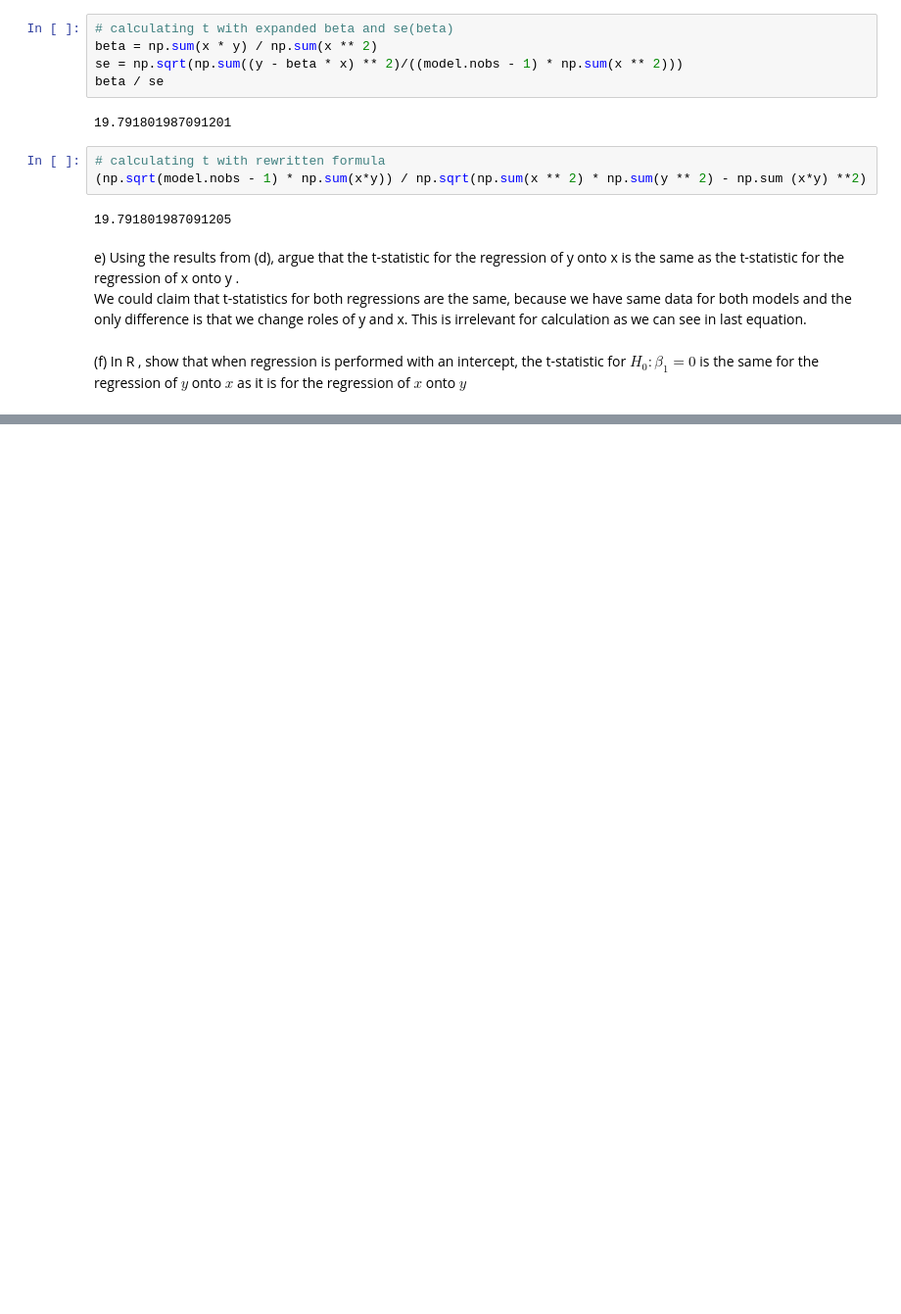
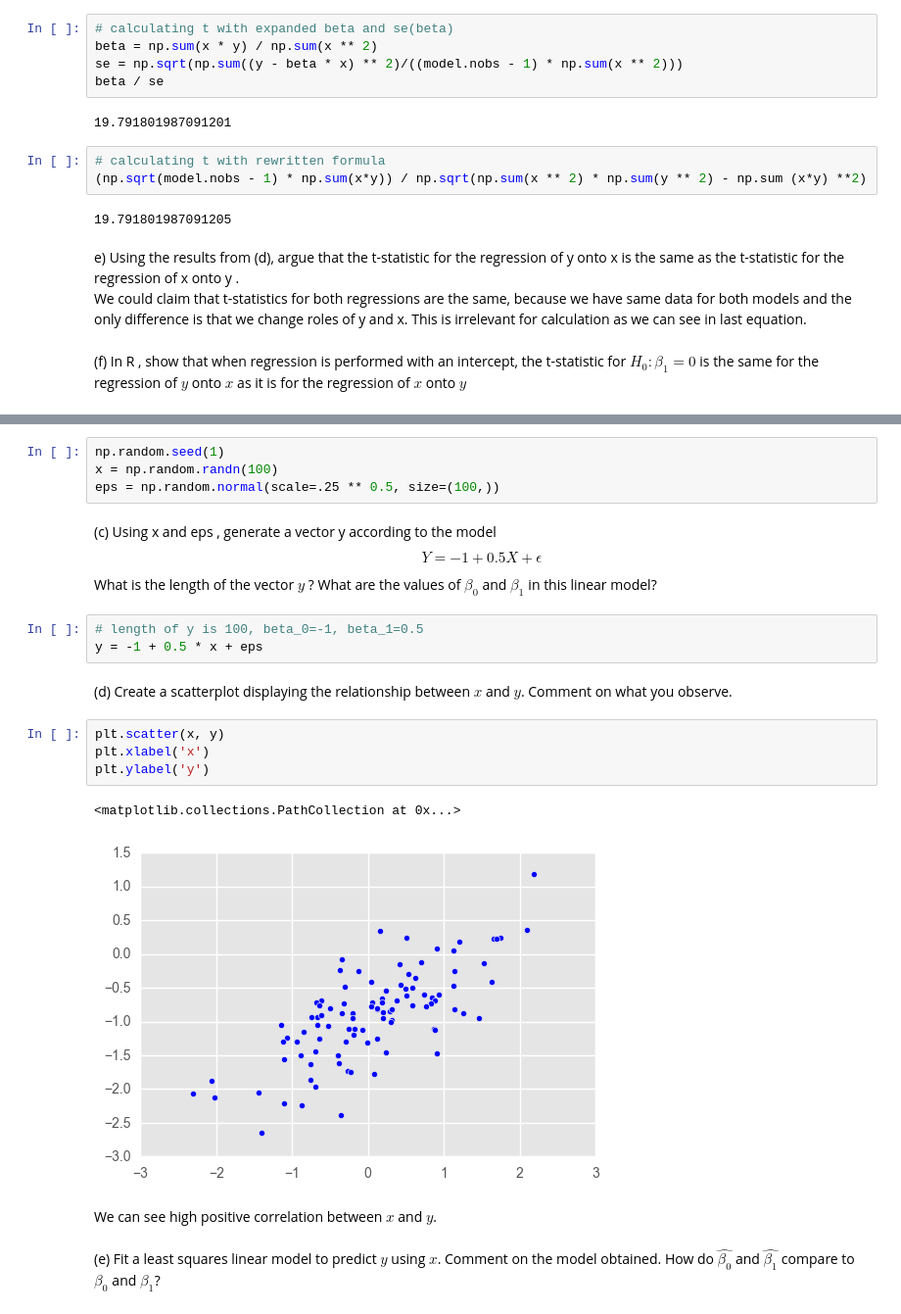
Before and after one commit to DmitryMikhailovich/ISLR-in-python, a Jupyter notebook: Chapter 3 - Linear Regression.ipynb, the cells around one changed output, grey strips where cells are left out. Shown at 98% size. Saved outputs shown, nothing was run; the diff lists cells and outputs as text; blank space fills up the shorter version.

```diff
--- a/Chapter 3 - Linear Regression.ipynb
+++ b/Chapter 3 - Linear Regression.ipynb
@@ -503,0 +566,27 @@ OLS Regression Results
+# %%
+np.random.seed(1)
+x = np.random.randn(100)
+eps = np.random.normal(scale=.25 ** 0.5, size=(100,))
+# %% [markdown]
+(c) Using x and eps , generate a vector y according to the model
+$$
+Y = −1 + 0.5X + \epsilon
+$$
+What is the length of the vector $y$ ? What are the values of $β_0$ and $β_1$ in this linear model?
+# %%
+# length of y is 100, beta_0=-1, beta_1=0.5
+y = -1 + 0.5 * x + eps
+# %% [markdown]
+(d) Create a scatterplot displaying the relationship between $x$ and $y$. Comment on what you observe.
+# %%
+plt.scatter(x, y)
+plt.xlabel('x')
+plt.ylabel('y')
+# %% [output]
+<matplotlib.collections.PathCollection at 0x...>
+[figure, added]
+# %% [markdown]
+We can see high positive correlation between $x$ and $y$.
+# %% [markdown]
+(e) Fit a least squares linear model to predict $y$ using $x$. Comment on the model obtained. How do $\hat{\beta_0}$ and
+$\hat{\beta_1}$ compare to $\beta_0$ and $\beta_1$?
```
Also changed, not shown: parts of 75 cells of this notebook.
